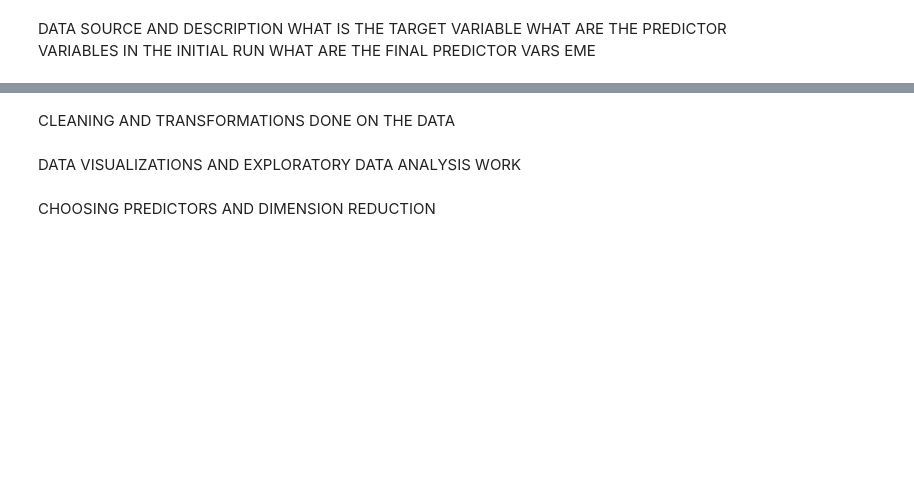
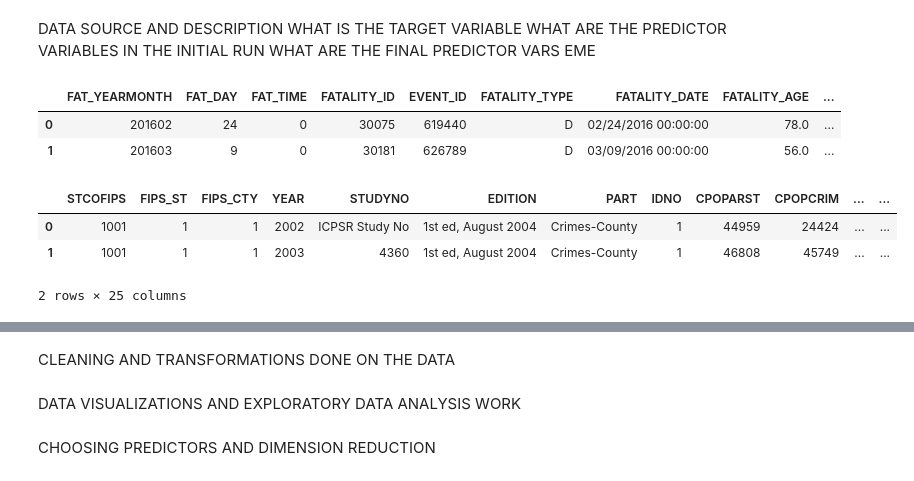
Before and after one commit to lswh/maba_analytics_algorithms_project, a Jupyter notebook: 06302021_TeamGreen_JupyterNotebookSubmission.ipynb, the cells around one changed output, grey strips where cells are left out. Saved outputs shown, nothing was run; the diff lists cells and outputs as text; code cells hidden in the pictures; blank space fills up the shorter version.

```diff
--- a/06302021_TeamGreen_JupyterNotebookSubmission.ipynb
+++ b/06302021_TeamGreen_JupyterNotebookSubmission.ipynb
@@ -54,3 +94,16 @@ DATA SOURCE AND DESCRIPTION
 WHAT IS THE TARGET VARIABLE
 WHAT ARE THE PREDICTOR VARIABLES IN THE INITIAL RUN
 WHAT ARE THE FINAL PREDICTOR VARS EME
+# %%
+raw_noaa_storm_events.head(2)
+# %% [output]
+|  | FAT_YEARMONTH | FAT_DAY | FAT_TIME | FATALITY_ID | EVENT_ID | FATALITY_TYPE | FATALITY_DATE | FATALITY_AGE | ... |
+| 0 | 201602 | 24 | 0 | 30075 | 619440 | D | 02/24/2016 00:00:00 | 78.0 | ... |
+| 1 | 201603 | 9 | 0 | 30181 | 626789 | D | 03/09/2016 00:00:00 | 56.0 | ... |
+# %%
+raw_openicpsr_crime.head(2)
+# %% [output]
+|  | STCOFIPS | FIPS_ST | FIPS_CTY | YEAR | STUDYNO | EDITION | PART | IDNO | CPOPARST | CPOPCRIM | ... | ... |
+| 0 | 1001 | 1 | 1 | 2002 | ICPSR Study No | 1st ed, August 2004 | Crimes-County | 1 | 44959 | 24424 | ... | ... |
+| 1 | 1001 | 1 | 1 | 2003 | 4360 | 1st ed, August 2004 | Crimes-County | 1 | 46808 | 45749 | ... | ... |
+2 rows × 25 columns
```
Also changed, not shown: parts of 11 cells of this notebook.
